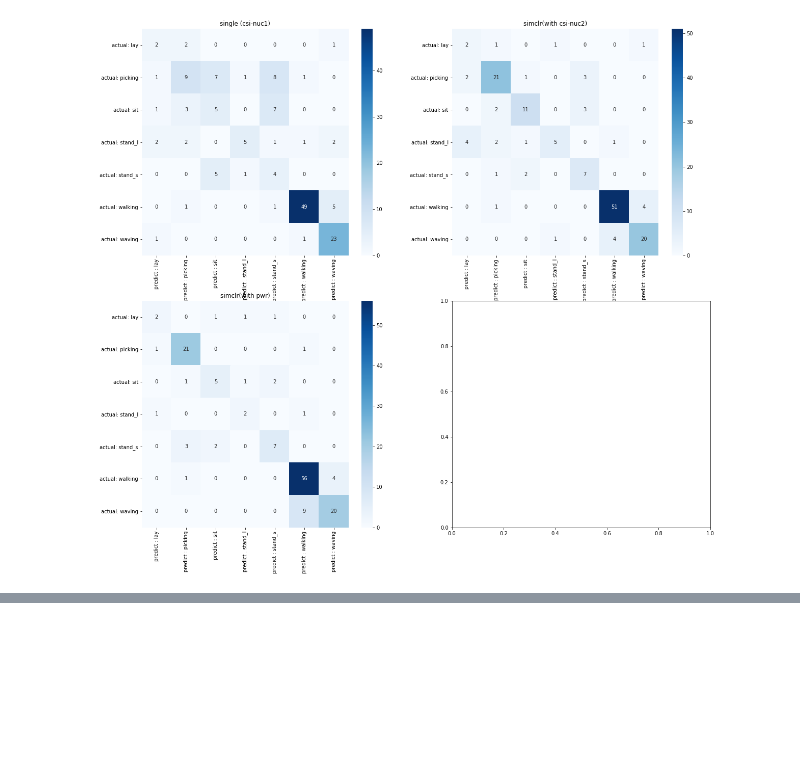
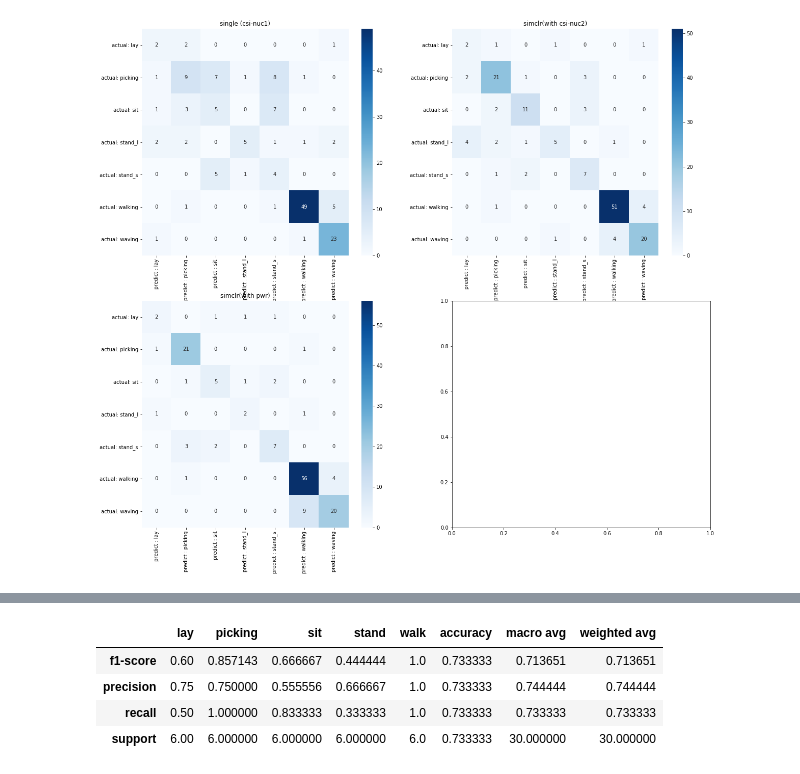
Before and after one commit to hslau44/irs_toolbox, a Jupyter notebook: Visualization.ipynb, the cells around one changed output, grey strips where cells are left out. Saved outputs shown, nothing was run; the diff lists cells and outputs as text; code cells hidden in the pictures; blank space fills up the shorter version.

```diff
--- a/Visualization.ipynb
+++ b/Visualization.ipynb
@@ -568,0 +631,9 @@ multiple_plots(objs=[norm_1,simclr_1,simclr_p1],
+# %%
+# full potential of vgg16
+vgg16_field['repo']
+# %% [output]
+|  | lay | picking | sit | stand | walk | accuracy | macro avg | weighted avg |
+| f1-score | 0.60 | 0.857143 | 0.666667 | 0.444444 | 1.0 | 0.733333 | 0.713651 | 0.713651 |
+| precision | 0.75 | 0.750000 | 0.555556 | 0.666667 | 1.0 | 0.733333 | 0.744444 | 0.744444 |
+| recall | 0.50 | 1.000000 | 0.833333 | 0.333333 | 1.0 | 0.733333 | 0.733333 | 0.733333 |
+| support | 6.00 | 6.000000 | 6.000000 | 6.000000 | 6.0 | 0.733333 | 30.000000 | 30.000000 |
```
Also changed, not shown: parts of 11 cells of this notebook.
